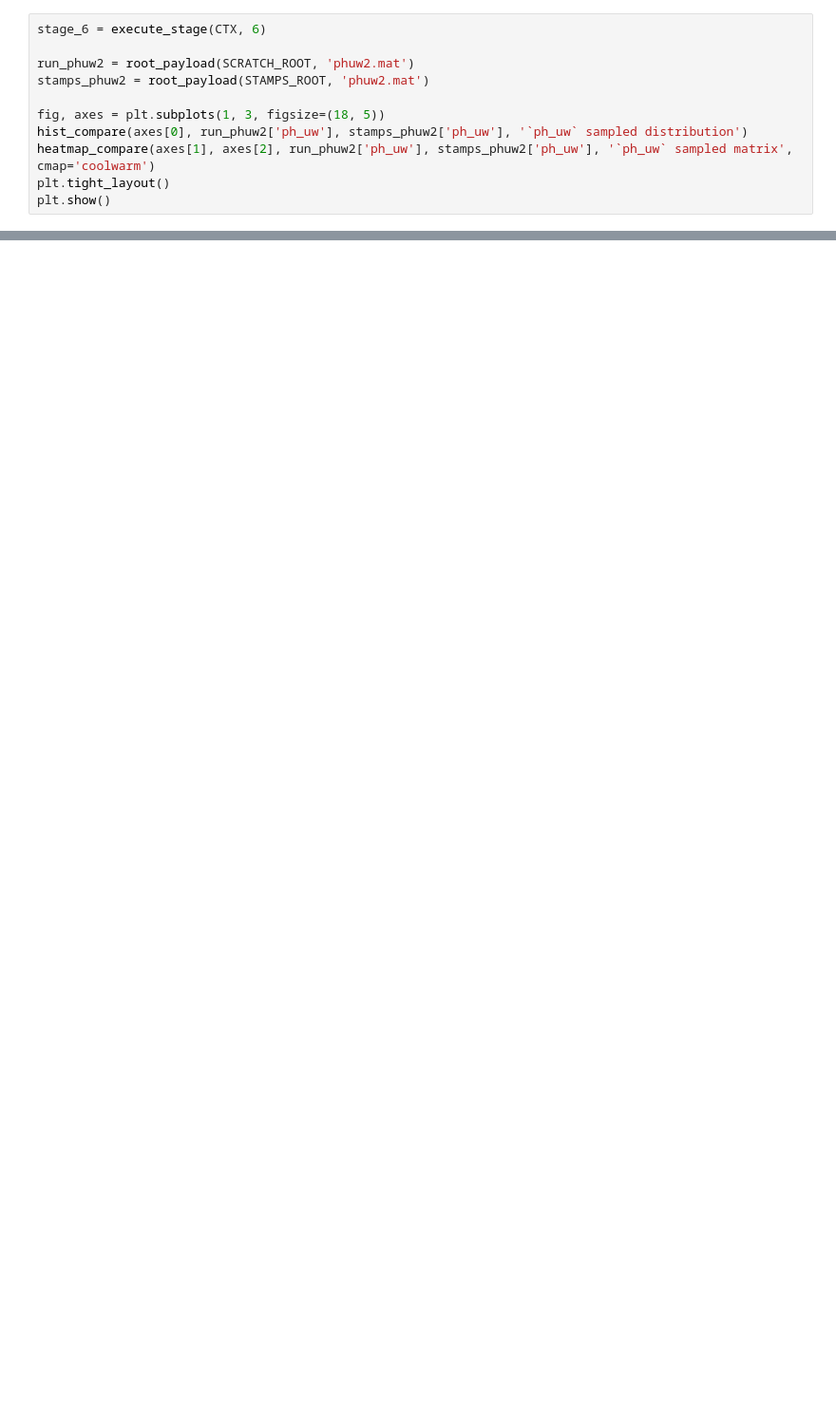
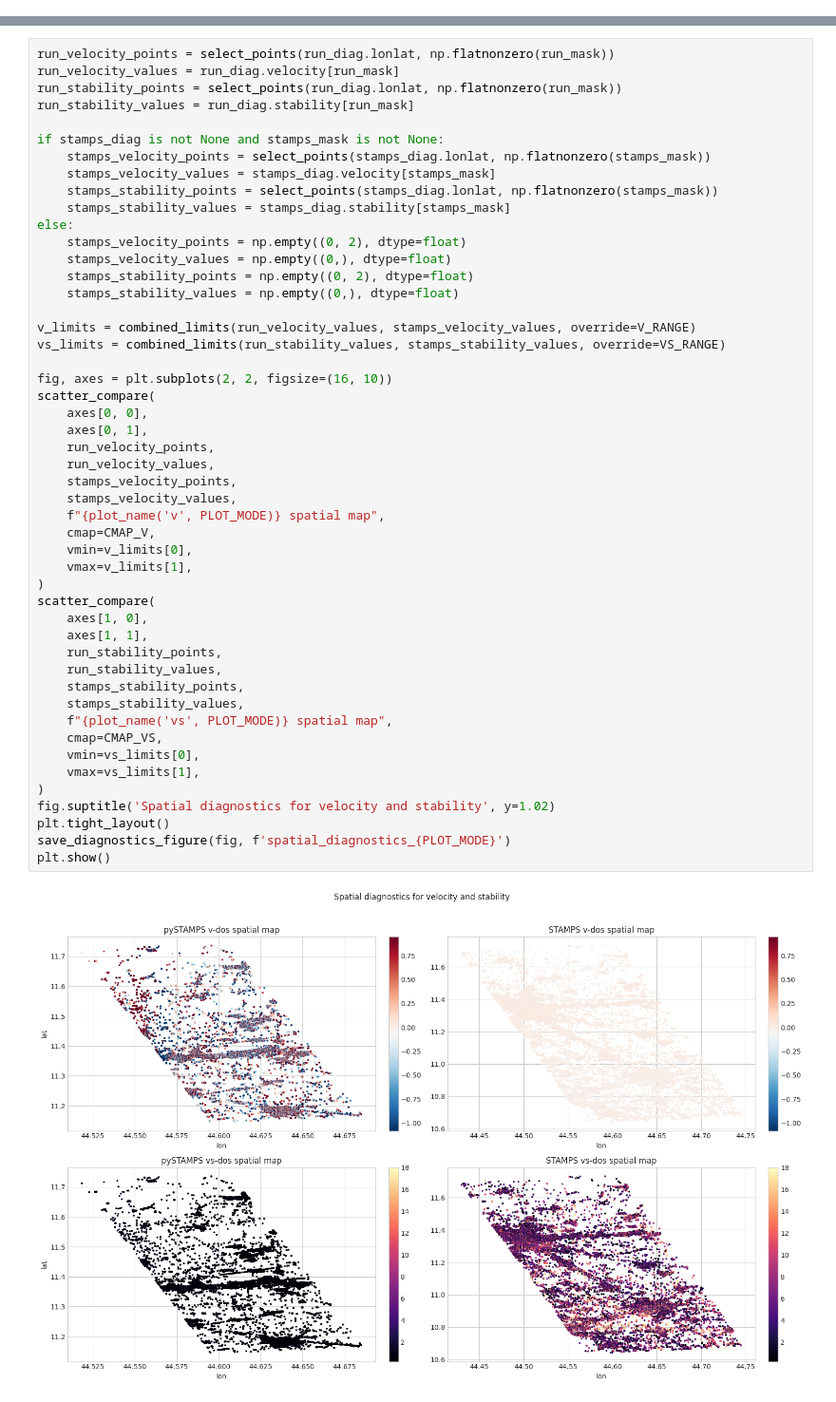
Before and after one commit to sirbastiano/pystamps, a Jupyter notebook: notebooks/02_pystamps_stage_execution.ipynb, the cells around one changed output, grey strips where cells are left out. Shown at 95% size. Cells and saved outputs as stored; diff of their text form; blank space fills up the shorter version.

```diff
--- a/notebooks/02_pystamps_stage_execution.ipynb
+++ b/notebooks/02_pystamps_stage_execution.ipynb
@@ -428,11 +0,0 @@ You do not need the full unwrapping mathematics to use this notebook. The import
-# %%
-stage_6 = execute_stage(CTX, 6)
-
-run_phuw2 = root_payload(SCRATCH_ROOT, 'phuw2.mat')
-stamps_phuw2 = root_payload(STAMPS_ROOT, 'phuw2.mat')
-
-fig, axes = plt.subplots(1, 3, figsize=(18, 5))
-hist_compare(axes[0], run_phuw2['ph_uw'], stamps_phuw2['ph_uw'], '`ph_uw` sampled distribution')
-heatmap_compare(axes[1], axes[2], run_phuw2['ph_uw'], stamps_phuw2['ph_uw'], '`ph_uw` sampled matrix', cmap='coolwarm')
-plt.tight_layout()
-plt.show()
@@ -550,0 +295,51 @@ That notebook focuses less on stage meaning and more on one practical question:
+# %%
+run_velocity_points = select_points(run_diag.lonlat, np.flatnonzero(run_mask))
+run_velocity_values = run_diag.velocity[run_mask]
+run_stability_points = select_points(run_diag.lonlat, np.flatnonzero(run_mask))
+run_stability_values = run_diag.stability[run_mask]
+
+if stamps_diag is not None and stamps_mask is not None:
+    stamps_velocity_points = select_points(stamps_diag.lonlat, np.flatnonzero(stamps_mask))
+    stamps_velocity_values = stamps_diag.velocity[stamps_mask]
+    stamps_stability_points = select_points(stamps_diag.lonlat, np.flatnonzero(stamps_mask))
+    stamps_stability_values = stamps_diag.stability[stamps_mask]
+else:
+    stamps_velocity_points = np.empty((0, 2), dtype=float)
+    stamps_velocity_values = np.empty((0,), dtype=float)
+    stamps_stability_points = np.empty((0, 2), dtype=float)
+    stamps_stability_values = np.empty((0,), dtype=float)
+
+v_limits = combined_limits(run_velocity_values, stamps_velocity_values, override=V_RANGE)
+vs_limits = combined_limits(run_stability_values, stamps_stability_values, override=VS_RANGE)
+
+fig, axes = plt.subplots(2, 2, figsize=(16, 10))
+scatter_compare(
+    axes[0, 0],
+    axes[0, 1],
+    run_velocity_points,
+    run_velocity_values,
+    stamps_velocity_points,
+    stamps_velocity_values,
+    f"{plot_name('v', PLOT_MODE)} spatial map",
+    cmap=CMAP_V,
+    vmin=v_limits[0],
+    vmax=v_limits[1],
+)
+scatter_compare(
+    axes[1, 0],
+    axes[1, 1],
+    run_stability_points,
+    run_stability_values,
+    stamps_stability_points,
+    stamps_stability_values,
+    f"{plot_name('vs', PLOT_MODE)} spatial map",
+    cmap=CMAP_VS,
+    vmin=vs_limits[0],
+    vmax=vs_limits[1],
+)
+fig.suptitle('Spatial diagnostics for velocity and stability', y=1.02)
+plt.tight_layout()
+save_diagnostics_figure(fig, f'spatial_diagnostics_{PLOT_MODE}')
+plt.show()
+# %% [output]
+[figure, added]
```
Also changed, not shown: parts of 35 cells of this notebook, 5 other files.
